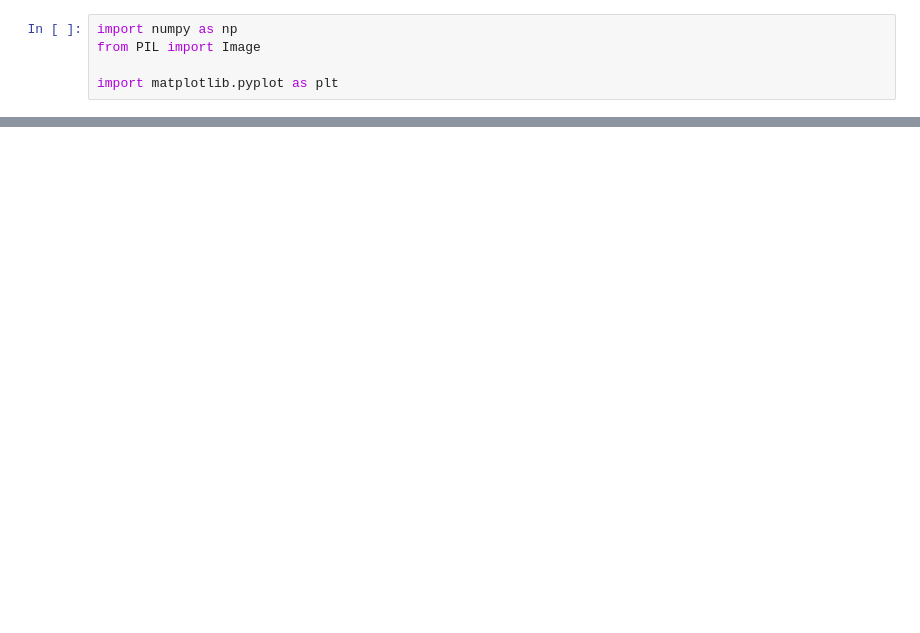
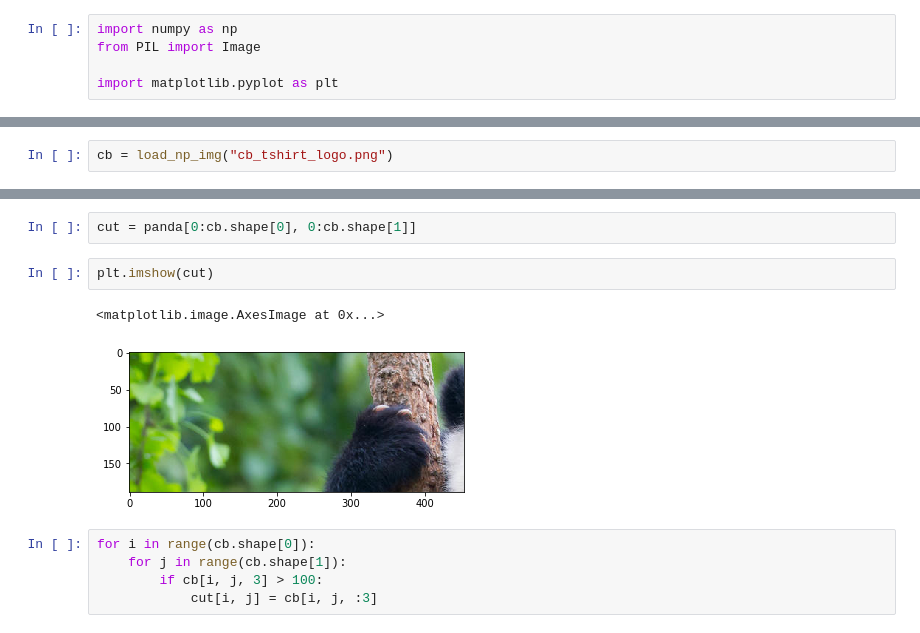
Before and after one commit to coding-blocks-archives/Data-Noida-2020-Jan, a Jupyter notebook: lecture_07/overlay.ipynb, the cells around one changed output, grey strips where cells are left out. Drawn from its saved outputs; the diff is of its cells as text; blank space fills up the shorter version.

```diff
--- a/lecture_07/overlay.ipynb
+++ b/lecture_07/overlay.ipynb
@@ -18,0 +11,2 @@ plt.imshow(img[:, :, 3], cmap="gray")
+# %%
+cb = load_np_img("cb_tshirt_logo.png")
@@ -18,0 +20,12 @@ plt.imshow(img[:, :, 3], cmap="gray")
+# %%
+cut = panda[0:cb.shape[0], 0:cb.shape[1]]
+# %%
+plt.imshow(cut)
+# %% [output]
+<matplotlib.image.AxesImage at 0x...>
+[figure, added]
+# %%
+for i in range(cb.shape[0]):
+    for j in range(cb.shape[1]):
+        if cb[i, j, 3] > 100:
+            cut[i, j] = cb[i, j, :3]
```
Also changed, not shown: parts of 9 cells of this notebook, 1 other file.
